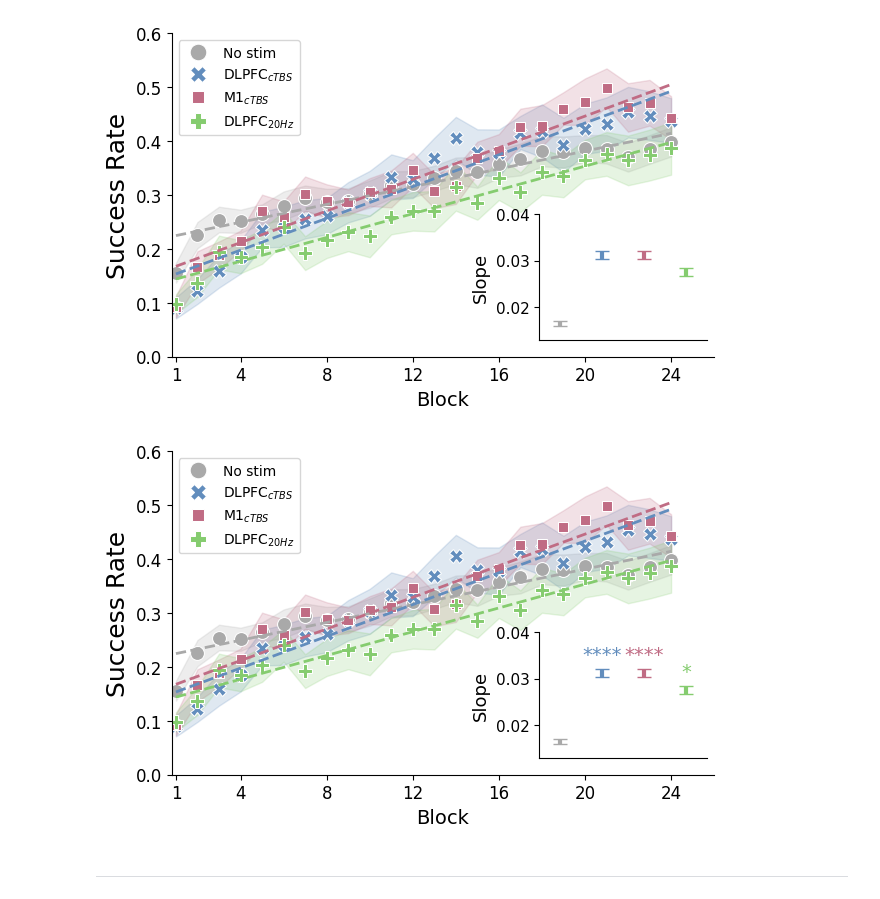
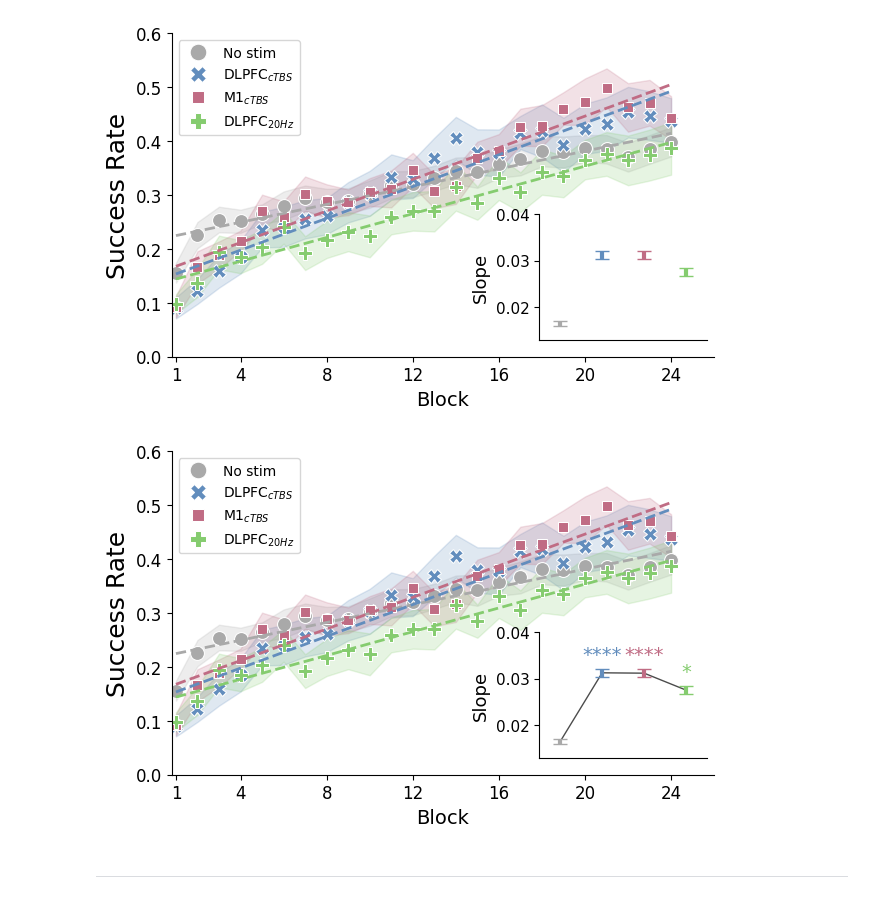
Before and after one commit to psb629/GloveProject_TMS, a Jupyter notebook: scripts/behav.fig.2a.ipynb, the cells around one changed output. Cells and saved outputs as stored; diff of their text form; code cells hidden in the pictures.

```diff
--- a/scripts/behav.fig.2a.ipynb
+++ b/scripts/behav.fig.2a.ipynb
@@ -272,20 +272,35 @@ fig
 [figure]
 # %%
 dg = dg.set_index('group', drop=True).rename_axis(None)
-for ii, group in enumerate(list_group[1:]):
+list_x = []
+list_y = []
+for ii, group in enumerate(list_group):
     pval = dg.loc[group,'pval'] * 3 # Bonferroni Correction
-    x = ii+1
+    x = ii
     y = dg.loc[group,'slope'] + dg.loc[group,'sem']
+    list_x.append(x)
+    list_y.append(dg.loc[group,'slope'])
+    if ii==0:
+        continue
     inset_ax.text(
         x, y+0.003,
         convert_pvalue_to_asterisks(pval),
         fontsize=14, color=palette[x],
         ha='center', va='center', rotation=0
     )
 
+for ii, (x1, y1) in enumerate(zip(list_x[:-1], list_y[:-1])):
+    x2, y2 = list_x[ii+1], list_y[ii+1]
+    inset_ax.plot(
+        [x1, x2], [y1, y2],
+        linestyle='-', linewidth=1,
+        color='black', alpha=0.7,
+        zorder=-1
+    )
+
 fig
 # %% [output]
-[figure, old version]
+[figure, new version]
 # %%
 fig.savefig(
     join('/mnt/f/fig.2a.png'),
```
Also changed, not shown: 3 other files.
